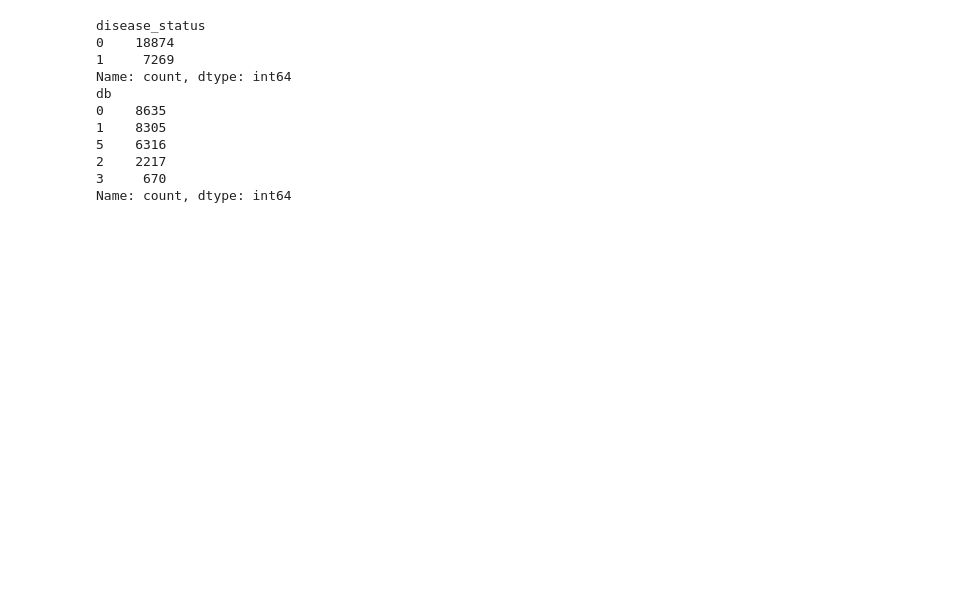
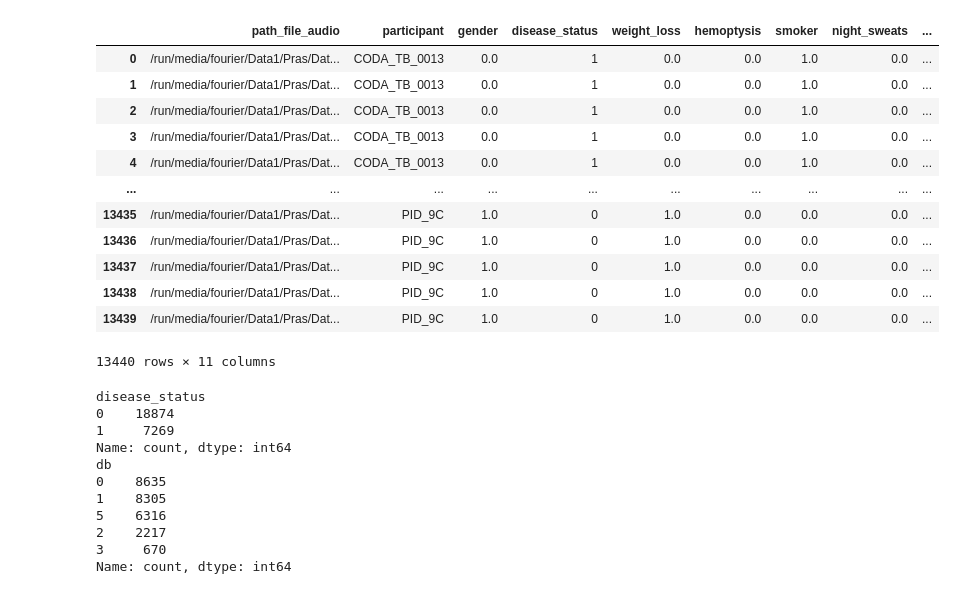
Before and after one commit to arkiven4/NXSCough, a Jupyter notebook: notebooks/build_db.ipynb, the cells around one changed output. Saved outputs shown, nothing was run; the diff lists cells and outputs as text; code cells hidden in the pictures; blank space fills up the shorter version.

```diff
--- a/notebooks/build_db.ipynb
+++ b/notebooks/build_db.ipynb
@@ -318,3 +536,19 @@ Name: count, dtype: int64
+# %%
+df_concat
+# %% [output]
+|  | path_file_audio | participant | gender | disease_status | weight_loss | hemoptysis | smoker | night_sweats | ... |
+| 0 | /run/media/fourier/Data1/Pras/Dat... | CODA_TB_0013 | 0.0 | 1 | 0.0 | 0.0 | 1.0 | 0.0 | ... |
+| 1 | /run/media/fourier/Data1/Pras/Dat... | CODA_TB_0013 | 0.0 | 1 | 0.0 | 0.0 | 1.0 | 0.0 | ... |
+| 2 | /run/media/fourier/Data1/Pras/Dat... | CODA_TB_0013 | 0.0 | 1 | 0.0 | 0.0 | 1.0 | 0.0 | ... |
+| 3 | /run/media/fourier/Data1/Pras/Dat... | CODA_TB_0013 | 0.0 | 1 | 0.0 | 0.0 | 1.0 | 0.0 | ... |
+| 4 | /run/media/fourier/Data1/Pras/Dat... | CODA_TB_0013 | 0.0 | 1 | 0.0 | 0.0 | 1.0 | 0.0 | ... |
+| ... | ... | ... | ... | ... | ... | ... | ... | ... | ... |
+| 13435 | /run/media/fourier/Data1/Pras/Dat... | PID_9C | 1.0 | 0 | 1.0 | 0.0 | 0.0 | 0.0 | ... |
+| 13436 | /run/media/fourier/Data1/Pras/Dat... | PID_9C | 1.0 | 0 | 1.0 | 0.0 | 0.0 | 0.0 | ... |
+| 13437 | /run/media/fourier/Data1/Pras/Dat... | PID_9C | 1.0 | 0 | 1.0 | 0.0 | 0.0 | 0.0 | ... |
+| 13438 | /run/media/fourier/Data1/Pras/Dat... | PID_9C | 1.0 | 0 | 1.0 | 0.0 | 0.0 | 0.0 | ... |
+| 13439 | /run/media/fourier/Data1/Pras/Dat... | PID_9C | 1.0 | 0 | 1.0 | 0.0 | 0.0 | 0.0 | ... |
+13440 rows × 11 columns
 # %%
 df_train_ukcovid = pd.read_csv('/run/media/fourier/Data1/Pras/DatabaseLLM/ukcovid19/metadata.csv.train')
 df_val_ukcovid = pd.read_csv('/run/media/fourier/Data1/Pras/DatabaseLLM/ukcovid19/metadata.csv.val')
```
Also changed, not shown: parts of 14 cells of this notebook, 22 other files.
